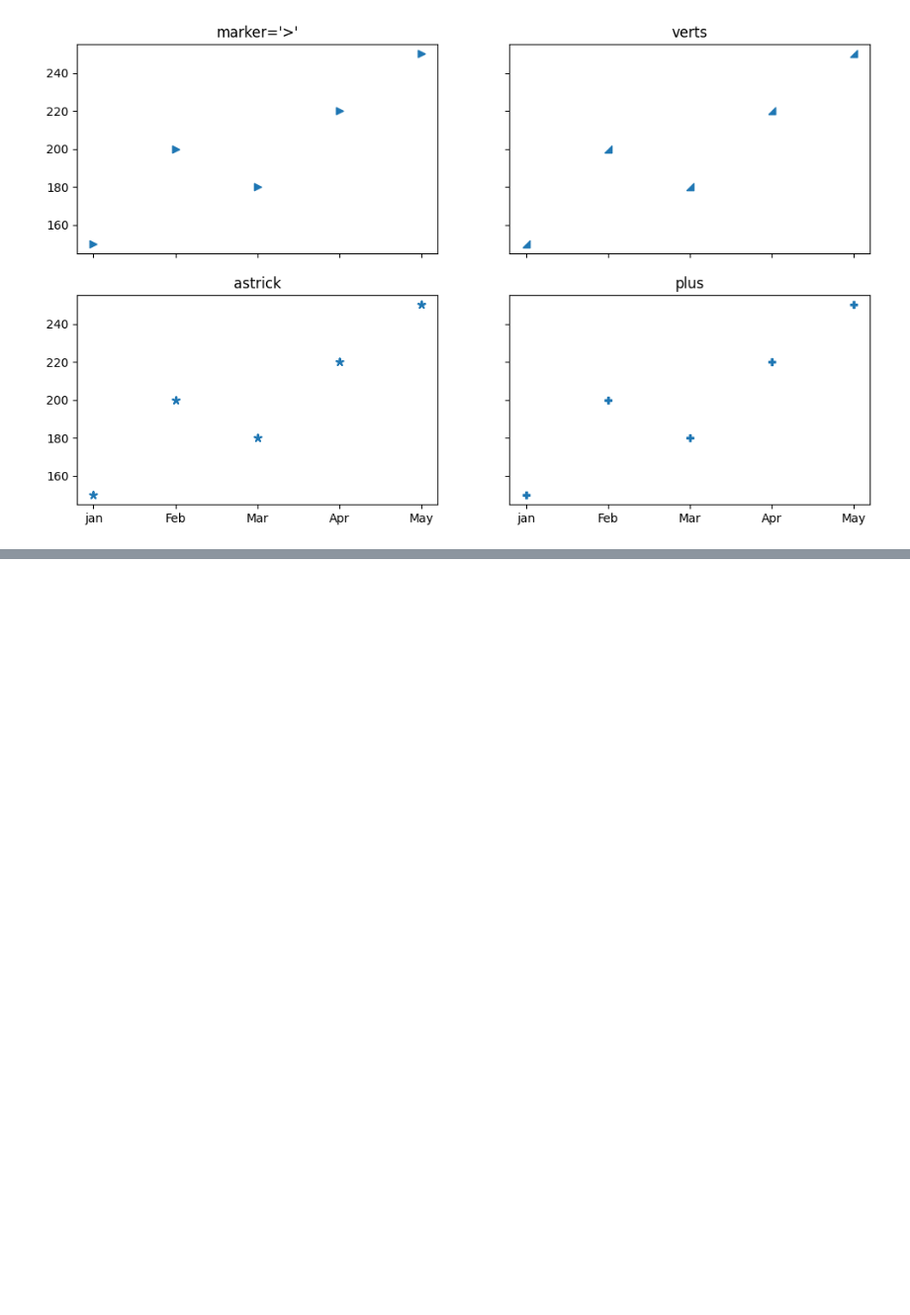
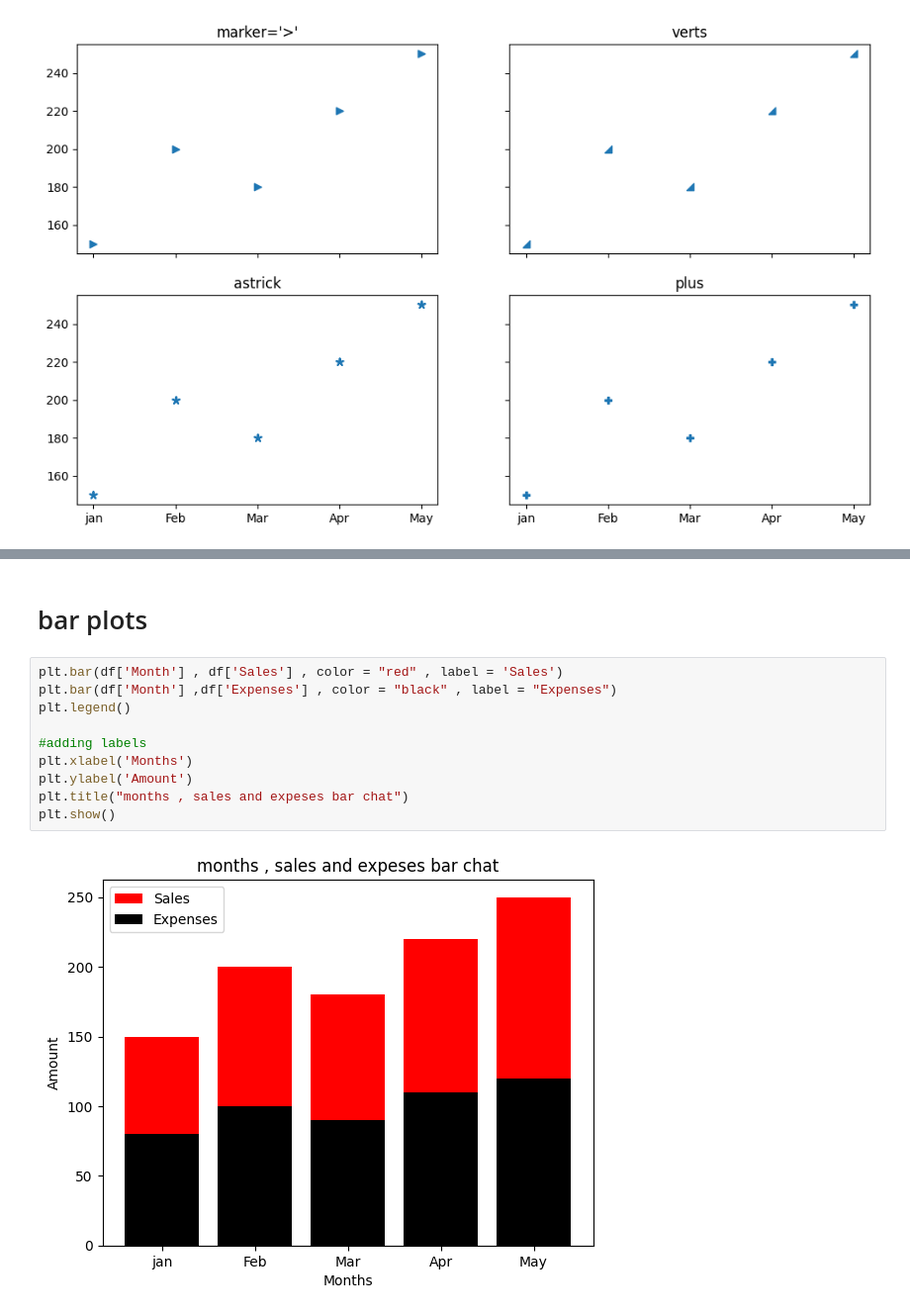
Before and after one commit to ujjwal-basnet/plots, a Jupyter notebook: matplotlib/Data-Visualizations.ipynb, the cells around one changed output, grey strips where cells are left out. Shown at 99% size. Cells and saved outputs as stored; diff of their text form; blank space fills up the shorter version.

```diff
--- a/matplotlib/Data-Visualizations.ipynb
+++ b/matplotlib/Data-Visualizations.ipynb
@@ -84,0 +119,14 @@ plt.show()
+# %% [markdown]
+ # bar plots
+# %%
+plt.bar(df['Month'] , df['Sales'] , color = "red" , label = 'Sales')
+plt.bar(df['Month'] ,df['Expenses'] , color = "black" , label = "Expenses")
+plt.legend()
+
+#adding labels
+plt.xlabel('Months')
+plt.ylabel('Amount')
+plt.title("months , sales and expeses bar chat")
+plt.show()
+# %% [output]
+[figure, added]
```
Also changed, not shown: parts of 10 cells of this notebook, 2 other files.
